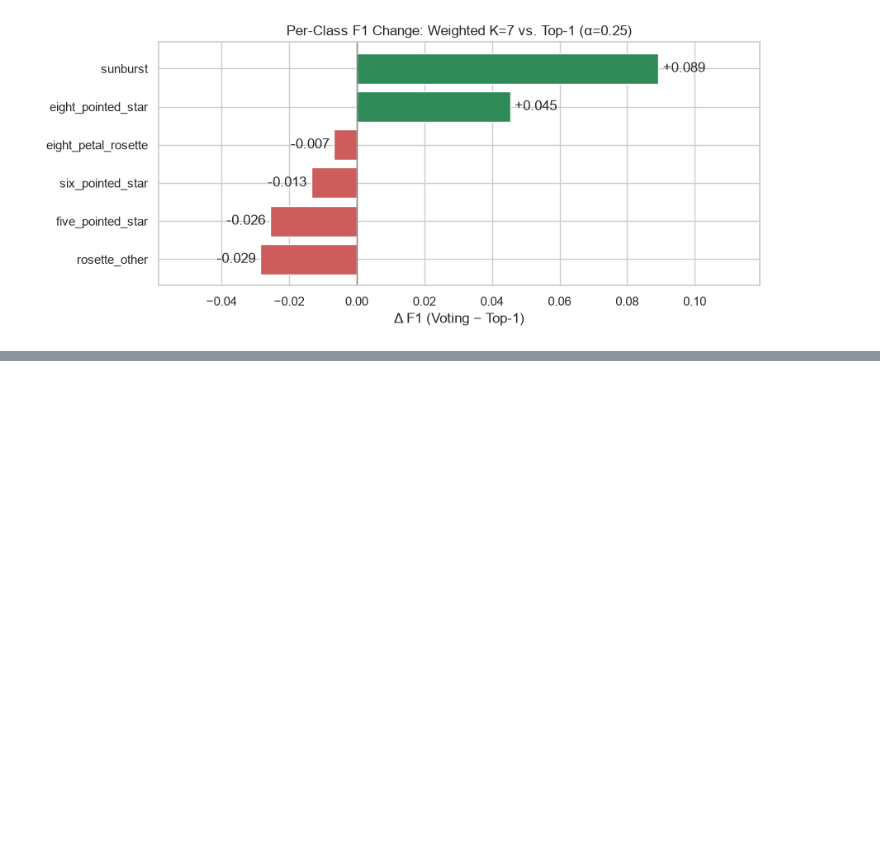
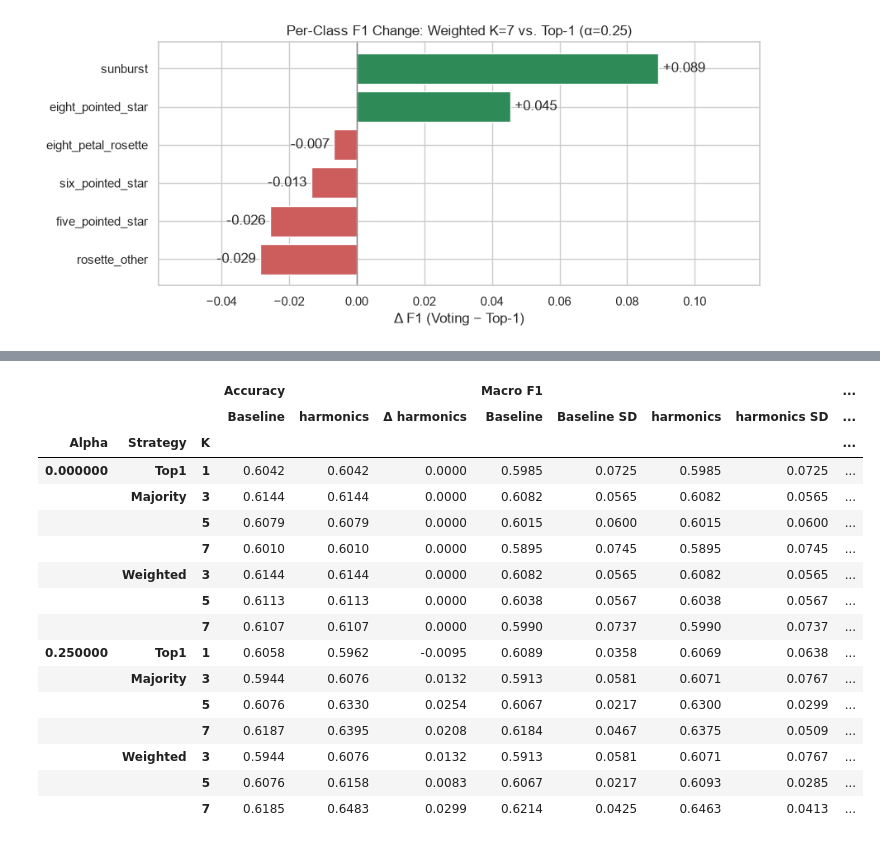
Before and after one commit to AetherMarina/symbolic-detective, a Jupyter notebook: notebooks/v0.2_class_voting_analysis.ipynb, the cells around one changed output, grey strips where cells are left out. Cells and saved outputs as stored; diff of their text form; code cells hidden in the pictures; blank space fills up the shorter version.

```diff
--- a/notebooks/v0.2_class_voting_analysis.ipynb
+++ b/notebooks/v0.2_class_voting_analysis.ipynb
@@ -138,7 +148,7 @@ display(summary.round(3))
 # %%
 rows = []
 
-for item in data:
+for item in raw_data["baseline"]:
     for cls, metrics in item["metrics"]["per_class_metrics"].items():
         rows.append({
             "alpha": item["alpha"],
@@ -151,9 +161,9 @@ for item in data:
             "support": metrics["support"],
         })
 
-class_df = pd.DataFrame(rows)
+class_baseline = pd.DataFrame(rows)
 
-display(class_df.round(3))
+display(class_baseline.round(3))
 # %% [output]
 |  | alpha | strategy | k | class | precision | recall | f1 | support |
 | 0 | 0.00 | top1 | 1 | eight_petal_rosette | 0.556 | 0.588 | 0.571 | 34 |
@@ -169,11 +179,11 @@ display(class_df.round(3))
 | 83 | 0.25 | weighted | 7 | sunburst | 1.000 | 0.622 | 0.767 | 37 |
 84 rows × 8 columns
 # %%
-comparison = class_df[
-    (class_df["alpha"] == 0.25)
+comparison = class_baseline[
+    (class_baseline["alpha"] == 0.25)
     & (
-        ((class_df["strategy"] == "top1") & (class_df["k"] == 1))
-        | ((class_df["strategy"] == "weighted") & (class_df["k"] == 7))
+        ((class_baseline["strategy"] == "top1") & (class_baseline["k"] == 1))
+        | ((class_baseline["strategy"] == "weighted") & (class_baseline["k"] == 7))
     )
 ]
 
@@ -242,0 +264,41 @@ plt.show()
+# %%
+delta_cols = [col for col in comparison.columns if "Δ" in col[1]]
+sd_cols = [col for col in comparison.columns if "SD" in col[1]]
+base_cols = [col for col in comparison.columns if col not in delta_cols and col not in sd_cols]
+macro_cols = [col for col in comparison.columns if col[0] == "Macro F1"]
+
+max_delta = comparison[delta_cols].abs().max().max() if not comparison[delta_cols].empty else 0.1
+
+def oznaci_visok_sd(val, prag=0.05):
+    if pd.isna(val):
+        return ''
+    if val > prag:
+        return 'color: #dc3545; font-weight: bold;' # Red
+    return 'color: #6c757d;' # Grey
+
+
+styled_comparison = comparison.style.format(precision=4) \
+    .background_gradient(subset=base_cols, cmap='Blues') \
+    .background_gradient(subset=delta_cols, cmap='RdYlGn', vmin=-max_delta, vmax=max_delta) \
+    .set_properties(subset=[macro_cols[0]], **{'border-left': '2px solid #555'}) \
+    .map(oznaci_visok_sd, prag=0.05, subset=sd_cols)
+
+display(styled_comparison)
+# %% [output]
+|  |  |  | Accuracy |  |  | Macro F1 |  |  |  | ... |
+|  |  |  | Baseline | harmonics | Δ harmonics | Baseline | Baseline SD | harmonics | harmonics SD | ... |
+| Alpha | Strategy | K |  |  |  |  |  |  |  | ... |
+| 0.000000 | Top1 | 1 | 0.6042 | 0.6042 | 0.0000 | 0.5985 | 0.0725 | 0.5985 | 0.0725 | ... |
+|  | Majority | 3 | 0.6144 | 0.6144 | 0.0000 | 0.6082 | 0.0565 | 0.6082 | 0.0565 | ... |
+|  |  | 5 | 0.6079 | 0.6079 | 0.0000 | 0.6015 | 0.0600 | 0.6015 | 0.0600 | ... |
+|  |  | 7 | 0.6010 | 0.6010 | 0.0000 | 0.5895 | 0.0745 | 0.5895 | 0.0745 | ... |
+|  | Weighted | 3 | 0.6144 | 0.6144 | 0.0000 | 0.6082 | 0.0565 | 0.6082 | 0.0565 | ... |
+|  |  | 5 | 0.6113 | 0.6113 | 0.0000 | 0.6038 | 0.0567 | 0.6038 | 0.0567 | ... |
+|  |  | 7 | 0.6107 | 0.6107 | 0.0000 | 0.5990 | 0.0737 | 0.5990 | 0.0737 | ... |
+| 0.250000 | Top1 | 1 | 0.6058 | 0.5962 | -0.0095 | 0.6089 | 0.0358 | 0.6069 | 0.0638 | ... |
+|  | Majority | 3 | 0.5944 | 0.6076 | 0.0132 | 0.5913 | 0.0581 | 0.6071 | 0.0767 | ... |
+|  |  | 5 | 0.6076 | 0.6330 | 0.0254 | 0.6067 | 0.0217 | 0.6300 | 0.0299 | ... |
+|  |  | 7 | 0.6187 | 0.6395 | 0.0208 | 0.6184 | 0.0467 | 0.6375 | 0.0509 | ... |
+|  | Weighted | 3 | 0.5944 | 0.6076 | 0.0132 | 0.5913 | 0.0581 | 0.6071 | 0.0767 | ... |
+|  |  | 5 | 0.6076 | 0.6158 | 0.0083 | 0.6067 | 0.0217 | 0.6093 | 0.0285 | ... |
+|  |  | 7 | 0.6185 | 0.6483 | 0.0299 | 0.6214 | 0.0425 | 0.6463 | 0.0413 | ... |
```
Also changed, not shown: parts of 11 cells of this notebook, 10 other files.
